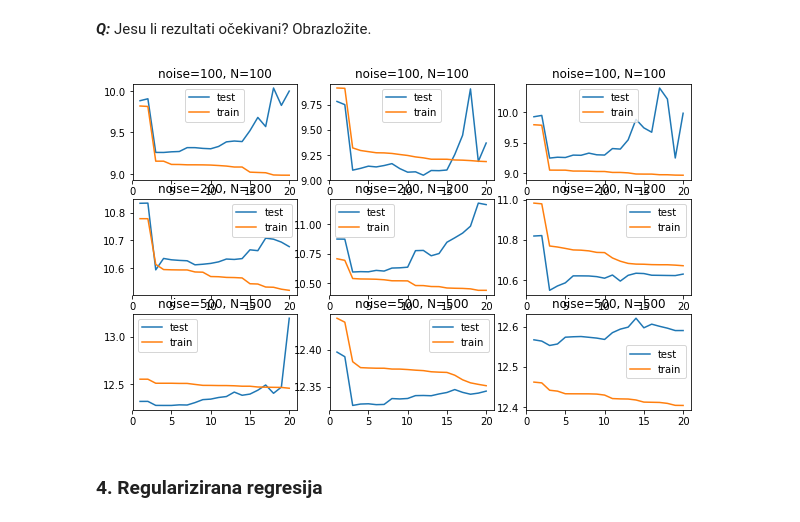
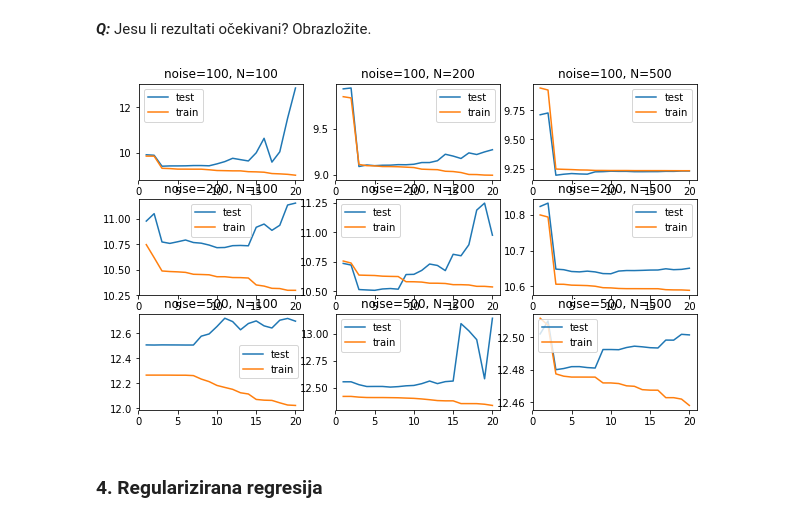
Before and after one commit to tkukurin/Lab.MachineLearning, a Jupyter notebook: lab01.ipynb, the cells around one changed output. Cells and saved outputs as stored; diff of their text form; code cells hidden in the pictures.

```diff
--- a/lab01.ipynb
+++ b/lab01.ipynb
@@ -194,7 +213,10 @@ for d in (1, 3, 5, 10, 20):
   lr.fit(Xn_t, yn)
 
   yp = lr.predict(Xn_t)
-  plt.plot(Xn, yp)
+  plt.plot(Xn, yp, label=d)
 
-  print('Greska za stupanj {}: {}'.format(d, lr_err(yn, yp)))
+  print('Greska za stupanj {}: {}'.format(d, mean_squared_error(yn, yp)))
+
+plt.legend()
+plt.show()
 # %% [output]
@@ -265,35 +287,37 @@ ns = [100, 200, 500]
 fig, axes = plt.subplots(3, 3, subplot_kw=dict())
 
 for i, j in it.product(range(3), range(3)):
-  noise, n = noises[i], ns[i]
+  noise, n = noises[i], ns[j]
   subset = np.random.choice(list(range(len(Xtrain))), size=n)
+
   xtr = Xtrain[subset]
   ytr = list(make_labels(xtr, f, noise=noise))
+
   xte = Xtest[subset]
   yte = list(make_labels(xte, f, noise=noise))
 
   test_errs = []
   train_errs = []
   for d in ds:
     pf = PolynomialFeatures(degree=d)
 
     xtr_t = pf.fit_transform(xtr, ytr)
     xte_t = pf.transform(xte)
 
     lr = LinearRegression()
     lr.fit(xtr_t, ytr)
 
     ypte = lr.predict(xte_t)
     yptr = lr.predict(xtr_t)
     test_errs.append(np.log(mean_squared_error(yte, ypte)))
     train_errs.append(np.log(mean_squared_error(ytr, yptr)))
 
   axes[i, j].plot(ds, test_errs, label='test')
   axes[i, j].plot(ds, train_errs, label='train')
   axes[i, j].set_title('noise={}, N={}'.format(noise, n))
   axes[i, j].legend(loc='best')
 # %% [output]
-[figure, old version]
+[figure, new version]
 # %% [markdown]
 ### 4. Regularizirana regresija
 # %% [markdown]
```
Also changed, not shown: parts of 31 cells of this notebook, 1 other file.
